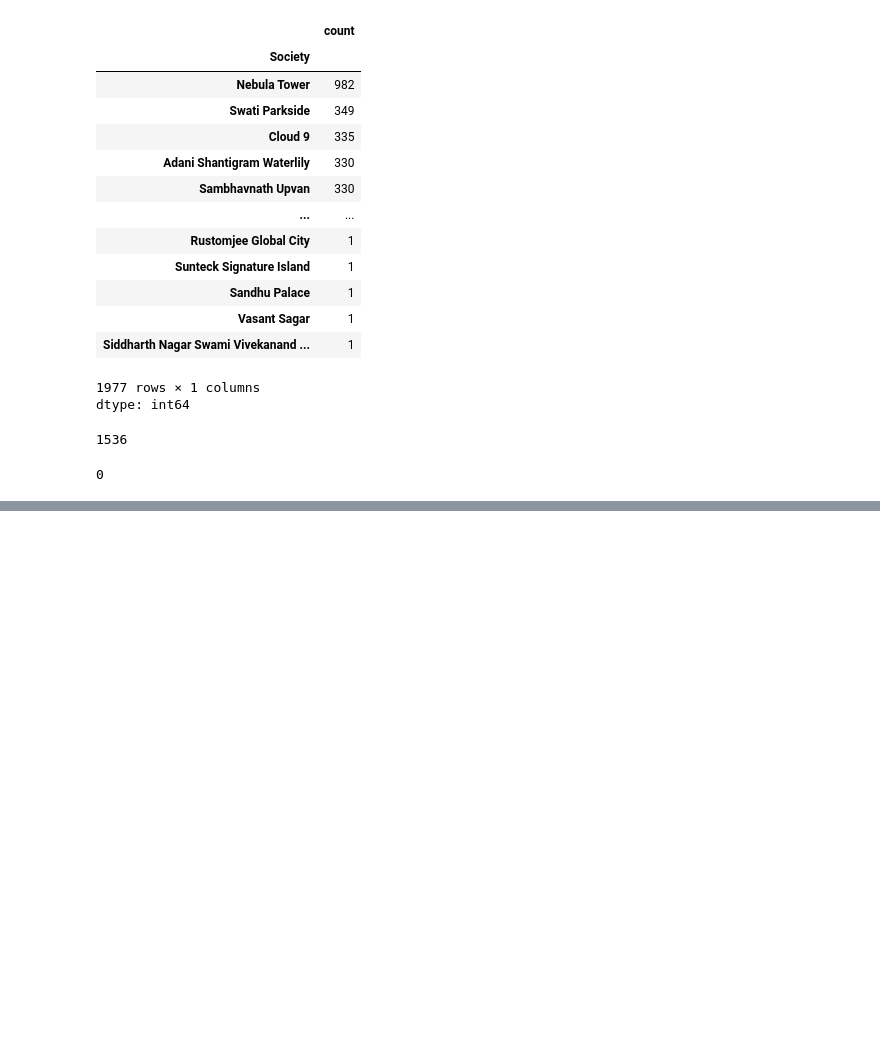
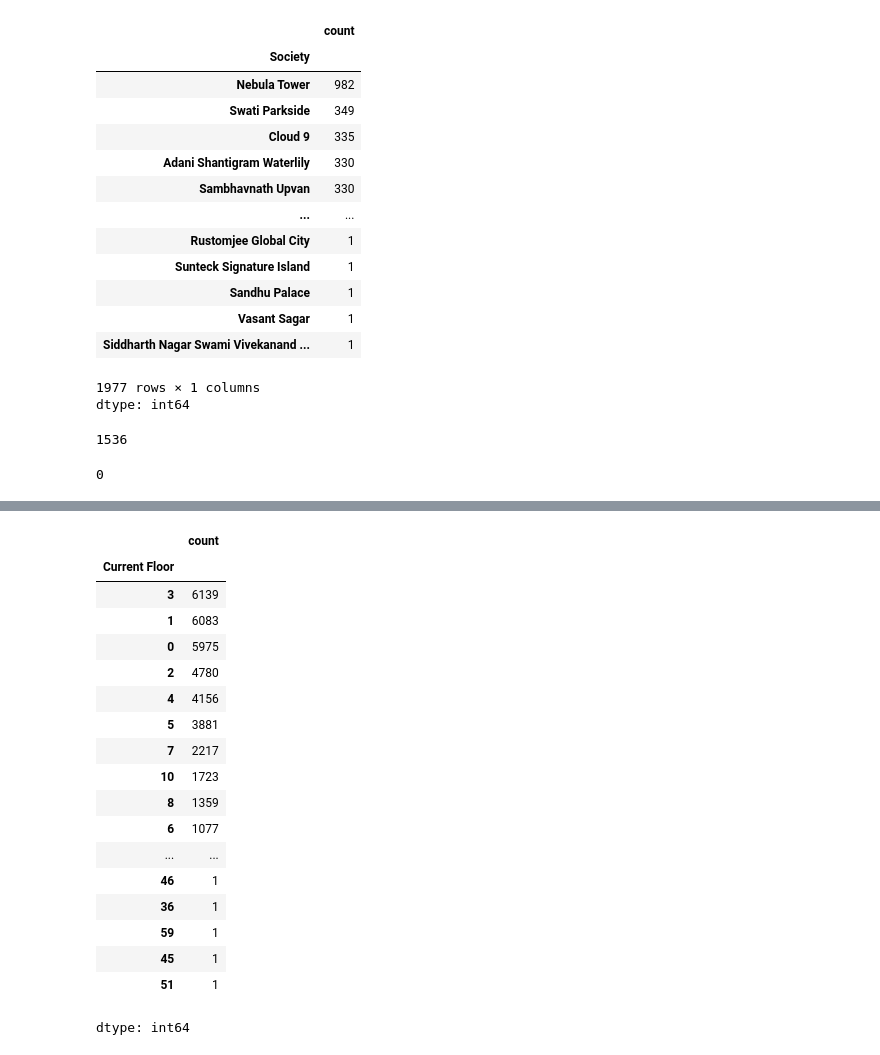
Before and after one commit to Trusha216/AI-ML-internship, a Jupyter notebook: house_prices.ipynb, the cells around one changed output, grey strips where cells are left out. Drawn from its saved outputs; the diff is of its cells as text; code cells hidden in the pictures; blank space fills up the shorter version.

```diff
--- a/house_prices.ipynb
+++ b/house_prices.ipynb
@@ -951,0 +988,22 @@ data['Current Floor'].isna().sum()
+# %%
+data['Current Floor'].value_counts()
+# %% [output]
+|  | count |
+| Current Floor |  |
+| 3 | 6139 |
+| 1 | 6083 |
+| 0 | 5975 |
+| 2 | 4780 |
+| 4 | 4156 |
+| 5 | 3881 |
+| 7 | 2217 |
+| 10 | 1723 |
+| 8 | 1359 |
+| 6 | 1077 |
+| ... | ... |
+| 46 | 1 |
+| 36 | 1 |
+| 59 | 1 |
+| 45 | 1 |
+| 51 | 1 |
+dtype: int64
```
Also changed, not shown: parts of 36 cells of this notebook.
